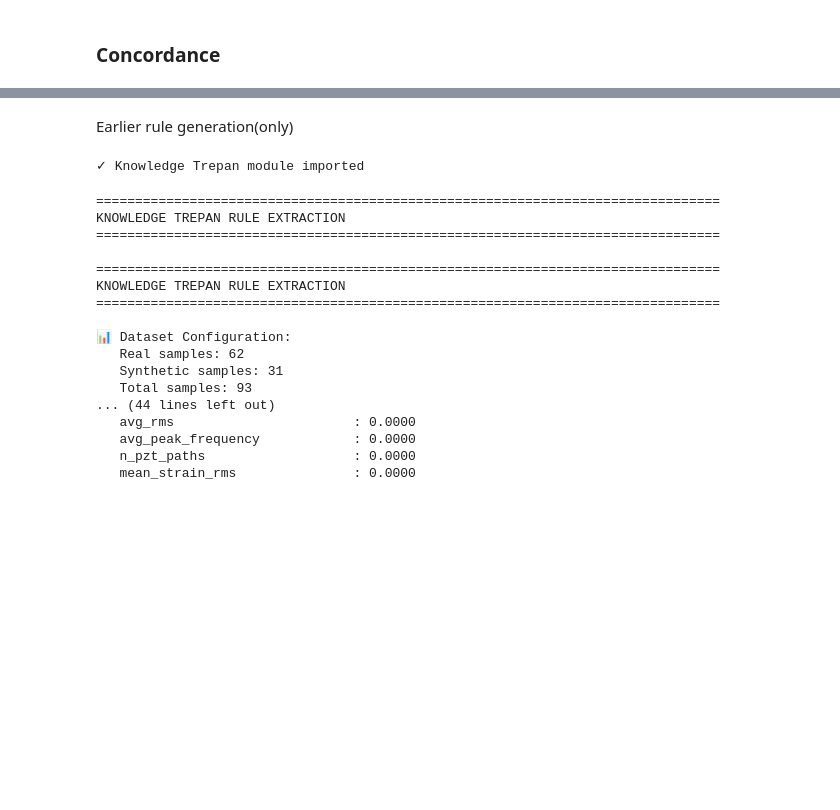
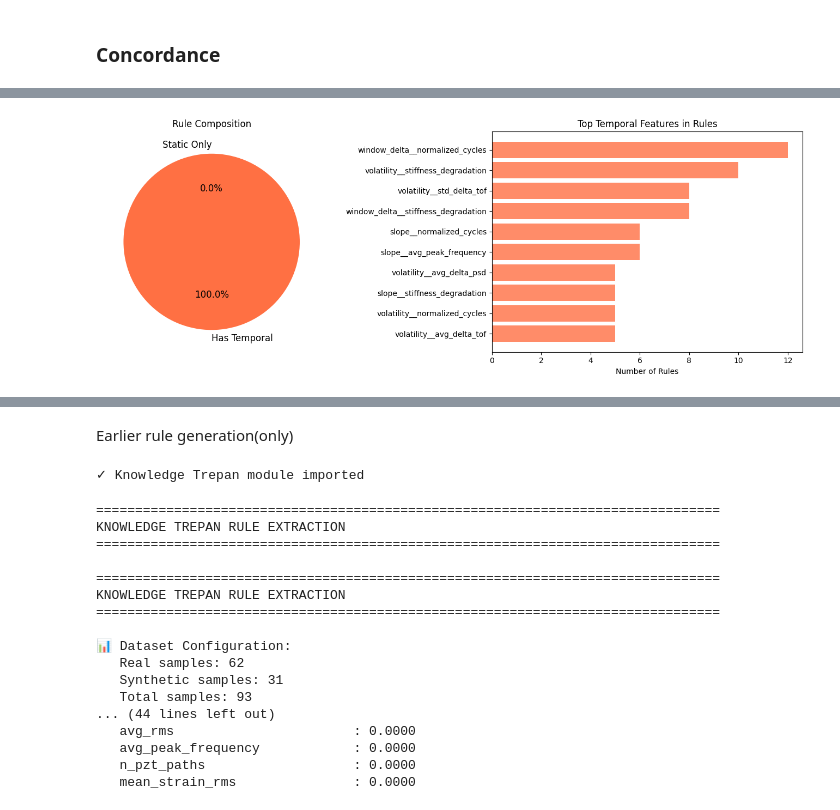
Before and after one commit to XAI-IITG/CFRP_Composit_Materials_Analysis, a Jupyter notebook: notebooks/kg_xai_system.ipynb, the cells around one changed output, grey strips where cells are left out. Drawn from its saved outputs; the diff is of its cells as text; code cells hidden in the pictures; blank space fills up the shorter version.

Commit message:
add temporal features for rules

```diff
--- a/notebooks/kg_xai_system.ipynb
+++ b/notebooks/kg_xai_system.ipynb
@@ -1288,0 +1427,83 @@ else:
+# %%
+import pandas as pd
+
+# Classify each rule's conditions as temporal or static
+rules_df = temporal_rulefit.get_rules_dataframe()
+
+stats_rows = []
+for _, rule in rules_df.iterrows():
+    n_static = sum(1 for f, _, _ in rule["conditions"] if "__" not in f)
+    n_temporal = sum(1 for f, _, _ in rule["conditions"] if "__" in f)
+    stats_rows.append({
+        "rule_id": rule["rule_id"],
+        "stage": rule["stage"],
+        "importance": rule["importance"],
+        "n_static_conds": n_static,
+        "n_temporal_conds": n_temporal,
+        "has_temporal": n_temporal > 0,
+    })
+
+rule_stats = pd.DataFrame(stats_rows)
+
+print("=" * 60)
+print("TEMPORAL RULE ANALYSIS")
+print("=" * 60)
+print(f"Total rules:           {len(rule_stats)}")
+print(f"Rules with temporal:   {rule_stats['has_temporal'].sum()} "
+      f"({100*rule_stats['has_temporal'].mean():.1f}%)")
+print(f"Avg static conds:      {rule_stats['n_static_conds'].mean():.1f}")
+print(f"Avg temporal conds:    {rule_stats['n_temporal_conds'].mean():.1f}")
+
+# By stage
+print("\n── By Stage ─────────────────────────────────")
+stage_analysis = rule_stats.groupby("stage").agg(
+    n_rules=("rule_id", "count"),
+    n_temporal_rules=("has_temporal", "sum"),
+    avg_importance=("importance", "mean"),
+    avg_temporal_conds=("n_temporal_conds", "mean"),
+).round(3)
+display(stage_analysis)
+
+# Which temporal features appear most?
+temporal_feature_counts = {}
+for _, rule in rules_df.iterrows():
+    for feat, _, _ in rule["conditions"]:
+        if "__" in feat:
+            temporal_feature_counts[feat] = temporal_feature_counts.get(feat, 0) + 1
+
+if temporal_feature_counts:
+    tf_df = pd.DataFrame(
+        sorted(temporal_feature_counts.items(), key=lambda x: -x[1]),
+        columns=["Temporal Feature", "Rule Count"]
+    )
+    print("\n── Most Common Temporal Features in Rules ───")
+    display(tf_df.head(15))
+
+    # Plot
+    fig, axes = plt.subplots(1, 2, figsize=(14, 5))
+
+    ax = axes[0]
+    labels = ["Static Only", "Has Temporal"]
+    sizes = [
+        len(rule_stats) - rule_stats["has_temporal"].sum(),
+        rule_stats["has_temporal"].sum()
+    ]
+    colors = ["#90CAF9", "#FF7043"]
+    ax.pie(sizes, labels=labels, colors=colors, autopct="%1.1f%%",
+           startangle=90, textprops={"fontsize": 12})
+    ax.set_title("Rule Composition")
+
+    ax = axes[1]
+    top_tf = tf_df.head(10)
+    ax.barh(top_tf["Temporal Feature"], top_tf["Rule Count"], color="#FF7043", alpha=0.8)
+    ax.set_xlabel("Number of Rules")
+    ax.set_title("Top Temporal Features in Rules")
+    ax.invert_yaxis()
+
+    plt.tight_layout()
+    plt.savefig("../outputs/temporal_rule_analysis.png", dpi=150, bbox_inches="tight")
+    plt.show()
+else:
+    print("\n No temporal features appeared in selected rules.")
+    print("   Try increasing n_estimators or decreasing memory_par.")
+# %% [output]
@@ -1288,0 +1541 @@ else:
+[figure, added]
```
Also changed, not shown: parts of 12 cells of this notebook, 7 other files.
